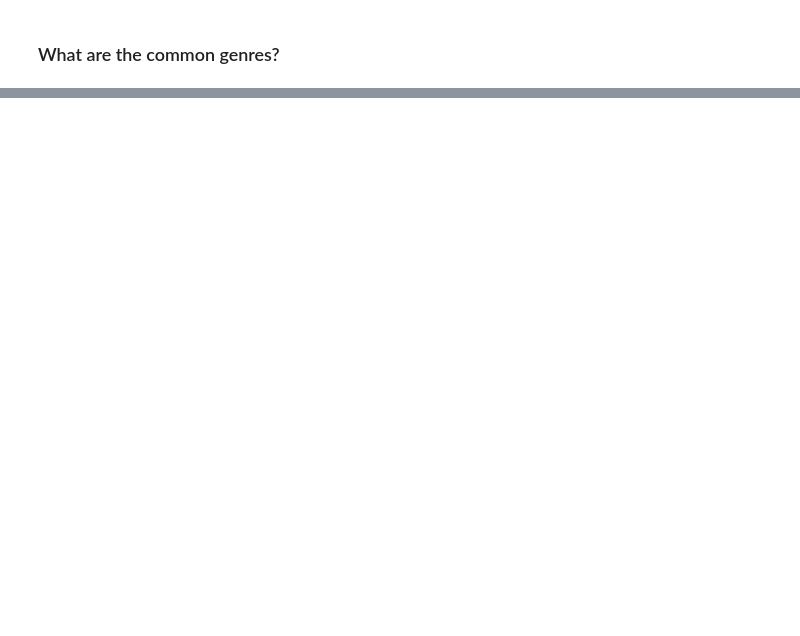
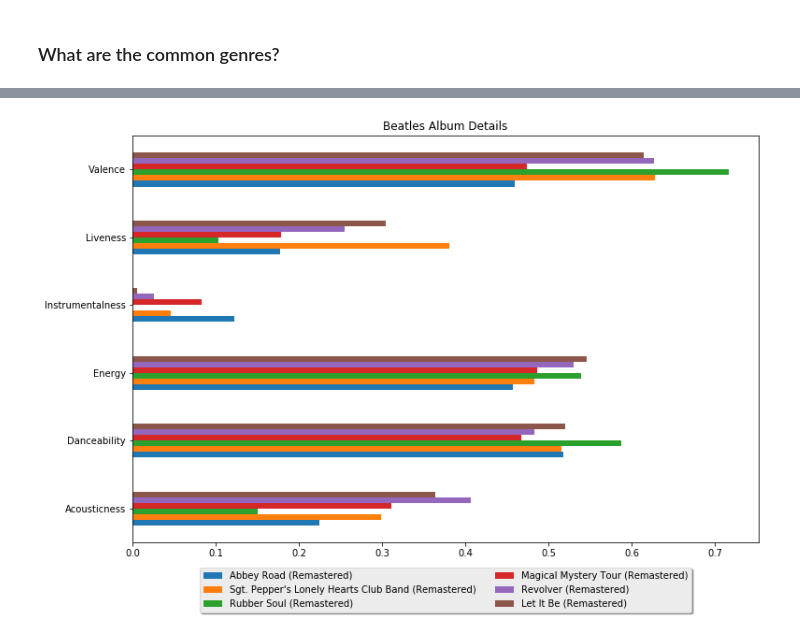
Before and after one commit to slstarnes/playlist-thy-maker, a Jupyter notebook: make me a playlist.ipynb, the cells around one changed output, grey strips where cells are left out. Saved outputs shown, nothing was run; the diff lists cells and outputs as text; code cells hidden in the pictures; blank space fills up the shorter version.

```diff
--- a/make me a playlist.ipynb
+++ b/make me a playlist.ipynb
@@ -298,0 +152,2 @@ playlist.create_playlist_of_tracks(tracks,'Mr. Waits')
+# %%
+artist_tracks_grouped = artist_tracks.groupby('Album Name').mean()
@@ -298,0 +177,7 @@ playlist.create_playlist_of_tracks(tracks,'Mr. Waits')
+# %%
+ax = artist_tracks_grouped.sort_values('Track Popularity', ascending=False)[1:7][['Acousticness', 'Danceability','Energy', 'Instrumentalness',
+                       'Liveness', 'Valence']].T.plot(kind='barh', figsize=(12,8))
+ax.set_title('Beatles Album Details')
+ax.legend(loc='upper center', bbox_to_anchor=(0.5, -0.05),  shadow=True, ncol=2);
+# %% [output]
+[figure, added]
```
Also changed, not shown: parts of 47 cells of this notebook.
